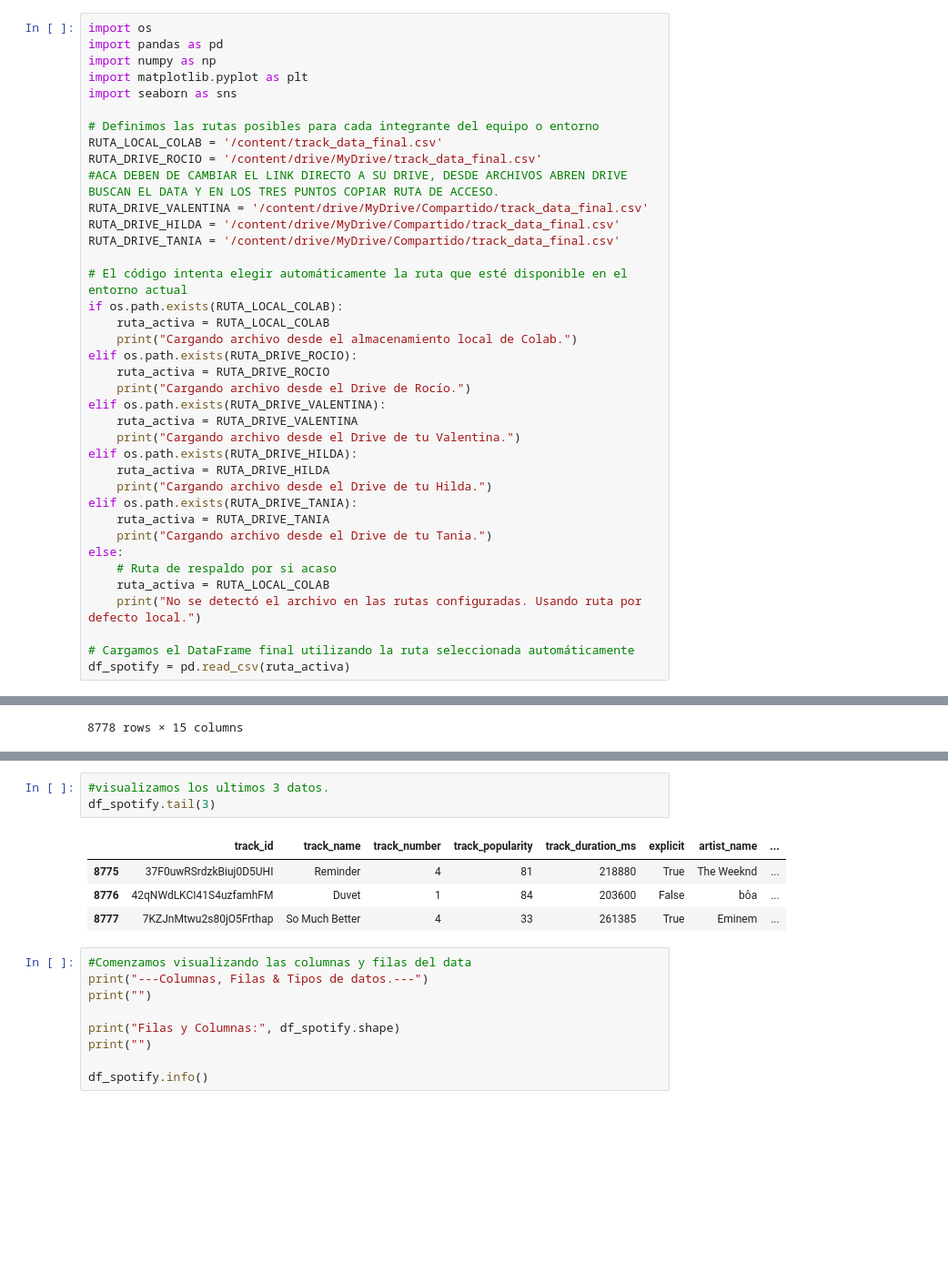
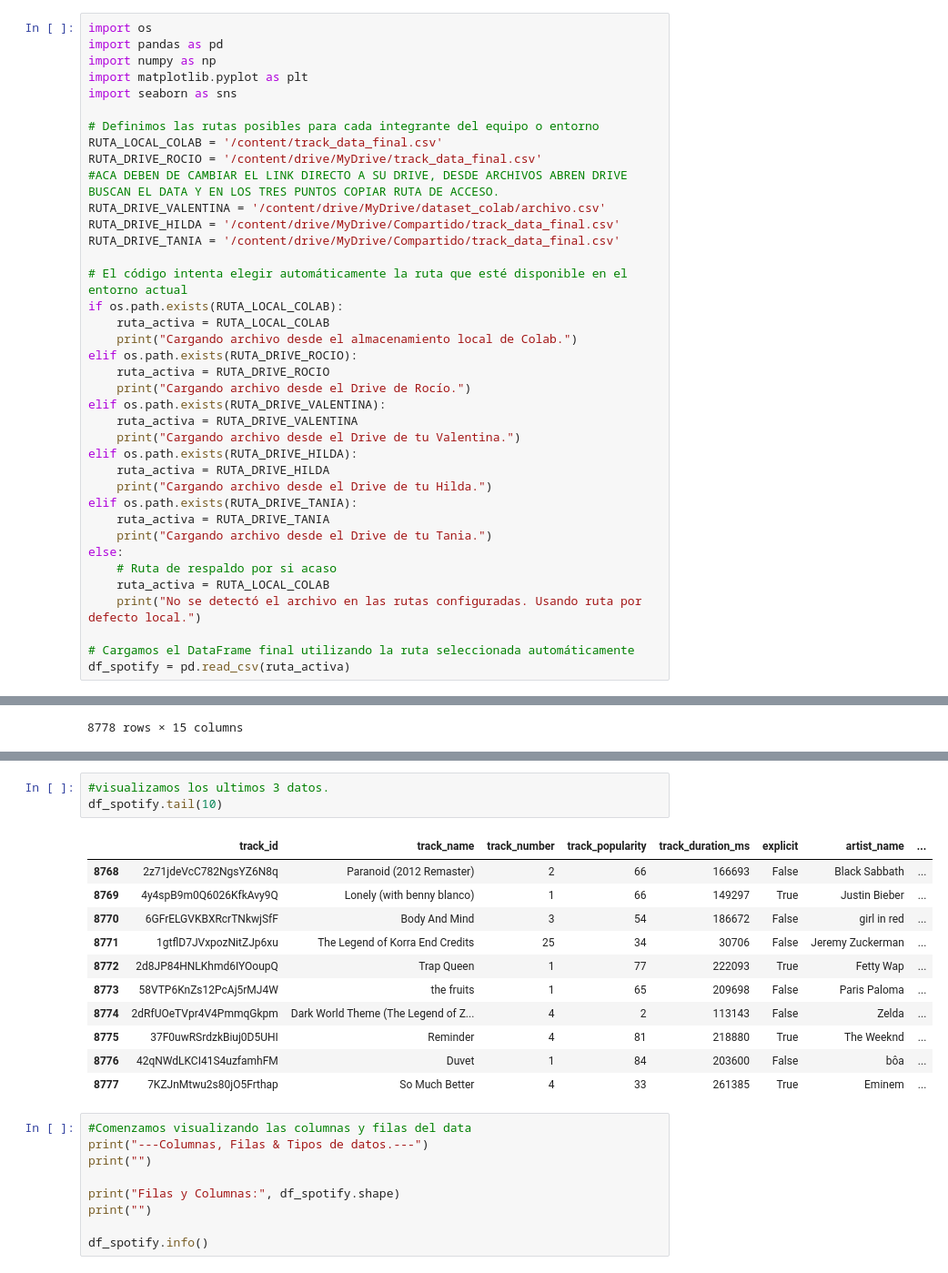
Before and after one commit to OjedaRocio/TP-Grupal-Laboratorio-2C-2026, a Jupyter notebook: TP_Grupal.ipynb, the cells around one changed output, grey strips where cells are left out. Shown at 91% size. Cells and saved outputs as stored; diff of their text form; blank space fills up the shorter version.

```diff
--- a/TP_Grupal.ipynb
+++ b/TP_Grupal.ipynb
@@ -47,7 +47,7 @@ import seaborn as sns
 RUTA_LOCAL_COLAB = '/content/track_data_final.csv'
 RUTA_DRIVE_ROCIO = '/content/drive/MyDrive/track_data_final.csv'
 #ACA DEBEN DE CAMBIAR EL LINK DIRECTO A SU DRIVE, DESDE ARCHIVOS ABREN DRIVE BUSCAN EL DATA Y EN LOS TRES PUNTOS COPIAR RUTA DE ACCESO.
-RUTA_DRIVE_VALENTINA = '/content/drive/MyDrive/Compartido/track_data_final.csv'
+RUTA_DRIVE_VALENTINA = '/content/drive/MyDrive/dataset_colab/archivo.csv'
 RUTA_DRIVE_HILDA = '/content/drive/MyDrive/Compartido/track_data_final.csv'
 RUTA_DRIVE_TANIA = '/content/drive/MyDrive/Compartido/track_data_final.csv'
 
@@ -104,8 +119,15 @@ df_spotify
 # %%
 #visualizamos los ultimos 3 datos.
-df_spotify.tail(3)
+df_spotify.tail(10)
 # %% [output]
 |  | track_id | track_name | track_number | track_popularity | track_duration_ms | explicit | artist_name | ... |
+| 8768 | 2z71jdeVcC782NgsYZ6N8q | Paranoid (2012 Remaster) | 2 | 66 | 166693 | False | Black Sabbath | ... |
+| 8769 | 4y4spB9m0Q6026KfkAvy9Q | Lonely (with benny blanco) | 1 | 66 | 149297 | True | Justin Bieber | ... |
+| 8770 | 6GFrELGVKBXRcrTNkwjSfF | Body And Mind | 3 | 54 | 186672 | False | girl in red | ... |
+| 8771 | 1gtflD7JVxpozNitZJp6xu | The Legend of Korra End Credits | 25 | 34 | 30706 | False | Jeremy Zuckerman | ... |
+| 8772 | 2d8JP84HNLKhmd6IYOoupQ | Trap Queen | 1 | 77 | 222093 | True | Fetty Wap | ... |
+| 8773 | 58VTP6KnZs12PcAj5rMJ4W | the fruits | 1 | 65 | 209698 | False | Paris Paloma | ... |
+| 8774 | 2dRfUOeTVpr4V4PmmqGkpm | Dark World Theme (The Legend of Z... | 4 | 2 | 113143 | False | Zelda | ... |
 | 8775 | 37F0uwRSrdzkBiuj0D5UHI | Reminder | 4 | 81 | 218880 | True | The Weeknd | ... |
 | 8776 | 42qNWdLKCI41S4uzfamhFM | Duvet | 1 | 84 | 203600 | False | bôa | ... |
 | 8777 | 7KZJnMtwu2s80jO5Frthap | So Much Better | 4 | 33 | 261385 | True | Eminem | ... |
```
Also changed, not shown: parts of 22 cells of this notebook.
